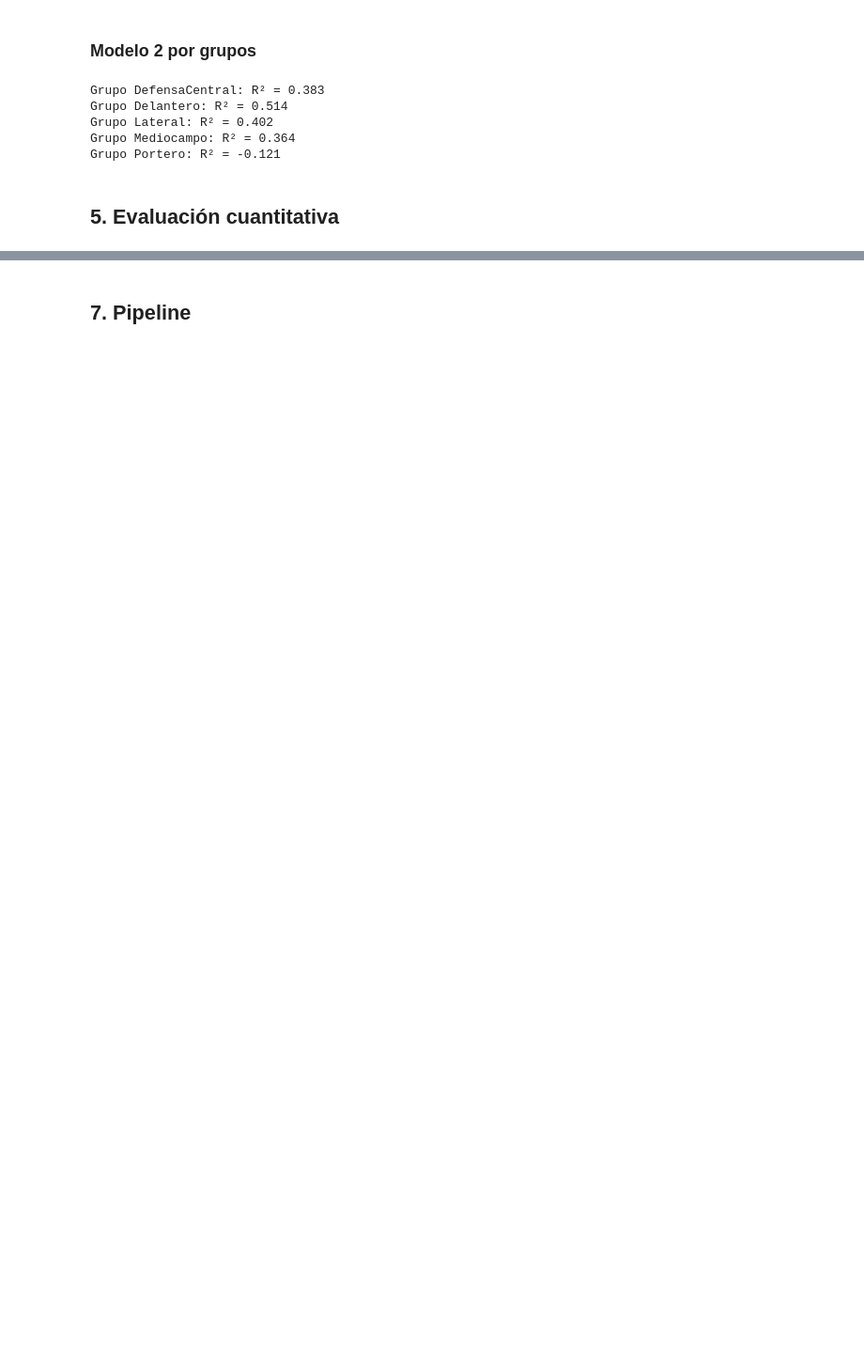
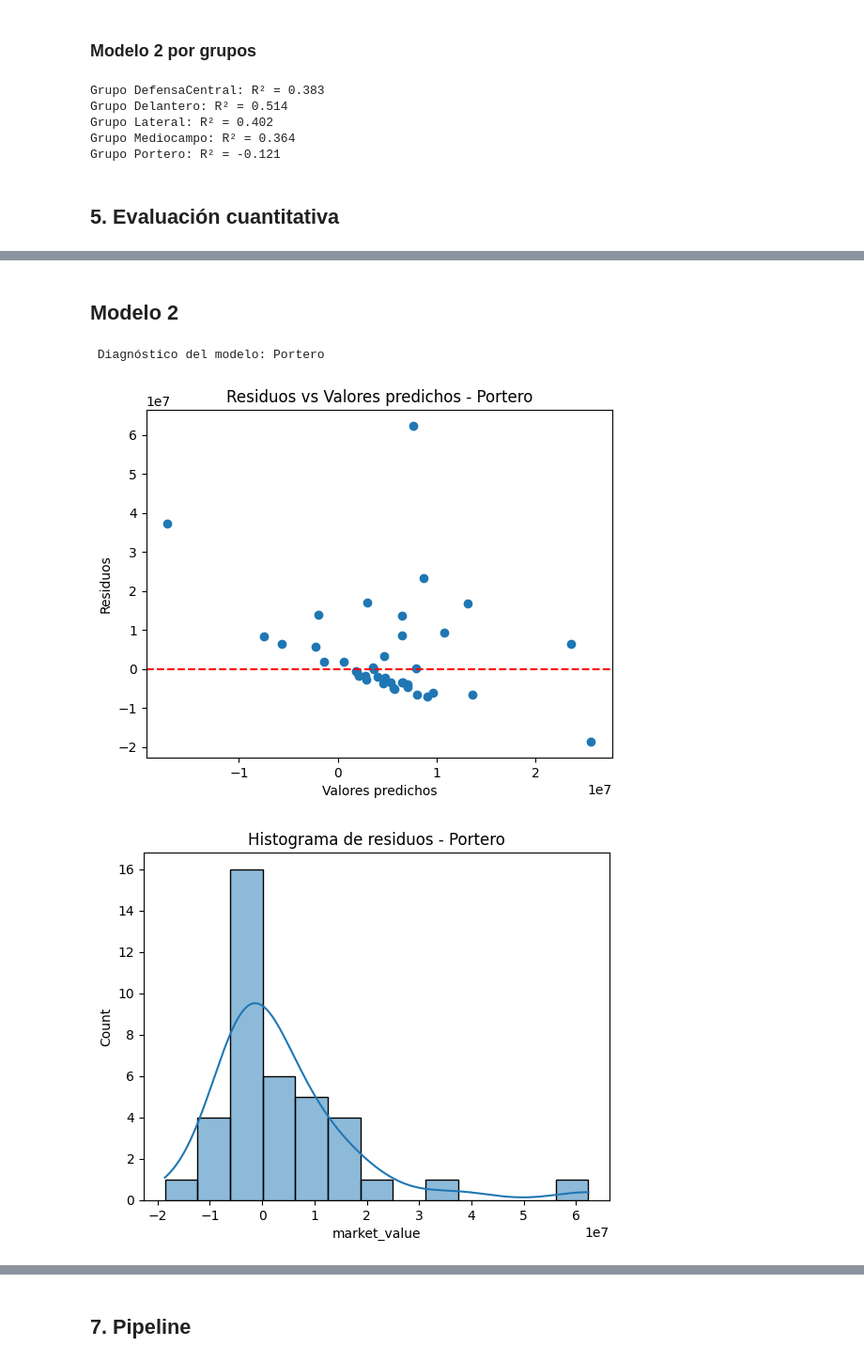
Before and after one commit to BI-organization/lab1, a Jupyter notebook: Lab1.ipynb, the cells around one changed output, grey strips where cells are left out. Shown at 94% size. Drawn from its saved outputs; the diff is of its cells as text; code cells hidden in the pictures; blank space fills up the shorter version.

```diff
--- a/Lab1.ipynb
+++ b/Lab1.ipynb
@@ -1156,0 +1248,54 @@ Grupo Portero: R² = -0.121
+# %% [markdown]
+## Modelo 2
+# %%
+def diagnosticos_regresion(group_name, model_data):
+    y_test = model_data["y_test"]
+    y_pred = model_data["y_pred_test"]
+    residuos = y_test - y_pred
+
+    print(f"\n Diagnóstico del modelo: {group_name} ")
+
+    # 1. Residuos vs Valores predichos
+    plt.scatter(y_pred, residuos)
+    plt.axhline(0, color='red', linestyle='--')
+    plt.xlabel('Valores predichos')
+    plt.ylabel('Residuos')
+    plt.title(f'Residuos vs Valores predichos - {group_name}')
+    plt.show()
+
+    # 2. Histograma de residuos
+    sns.histplot(residuos, kde=True)
+    plt.title(f'Histograma de residuos - {group_name}')
+    plt.show()
+
+    # 3. Q-Q plot manual
+    residuos_sorted = np.sort(residuos)
+    n = len(residuos_sorted)
+    quantiles_teoricos = np.sort(np.random.normal(0, np.std(residuos), n))
+
+    plt.scatter(quantiles_teoricos, residuos_sorted)
+    plt.plot([quantiles_teoricos[0], quantiles_teoricos[-1]],
+             [quantiles_teoricos[0], quantiles_teoricos[-1]],
+             color='red', linestyle='--')
+    plt.xlabel('Quantiles teóricos')
+    plt.ylabel('Residuales ordenados')
+    plt.title(f'Q-Q plot de residuos - {group_name}')
+    plt.show()
+
+    # 4. Coeficientes del modelo
+    model = model_data["model"]
+    X_train_columns = model_data["X_train"].columns
+
+    print("\nCoeficientes del modelo")
+    print("Intercepto:", model.intercept_)
+    for nombre, coef in zip(X_train_columns, model.coef_):
+        print(f"{nombre}: {coef}")
+
+
+# Aplicar a los dos modelos que guardaste
+diagnosticos_regresion("Portero", models["Portero"])
+diagnosticos_regresion("Delantero", models["Delantero"])
+# %% [output]
+ Diagnóstico del modelo: Portero
+[figure, added]
+[figure, added]
```
Also changed, not shown: parts of 18 cells of this notebook.
